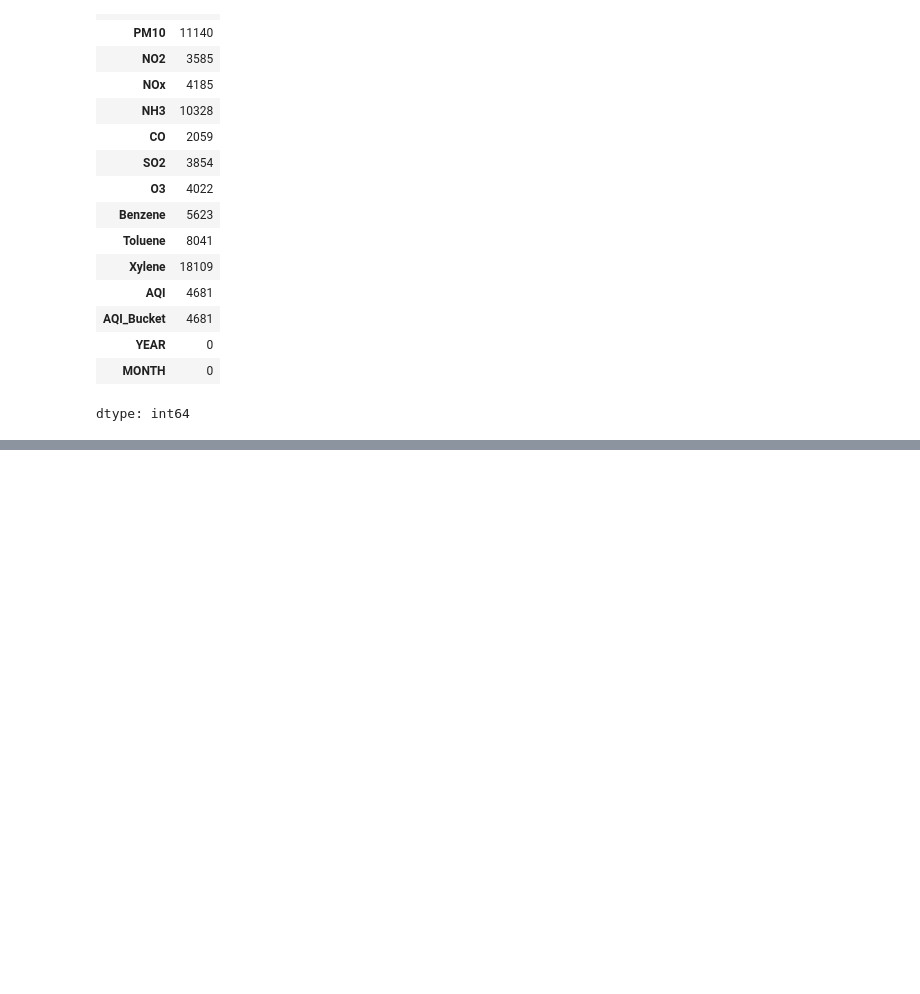
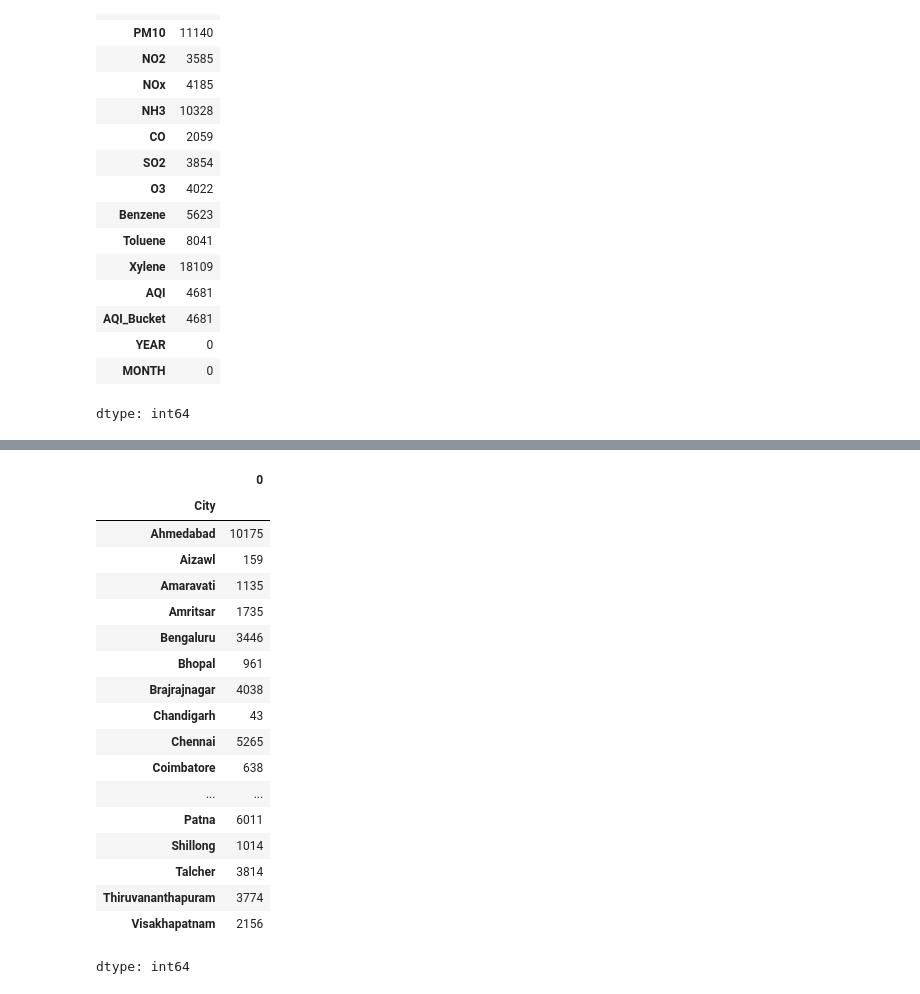
Before and after one commit to nawazullakhankayani-cadiff/St20329043_CMP7005_PRAC1.ipynb, a Jupyter notebook: St20329043_CMP7005_PRAC1.ipynb, the cells around one changed output, grey strips where cells are left out. Cells and saved outputs as stored; diff of their text form; code cells hidden in the pictures; blank space fills up the shorter version.

```diff
--- a/St20329043_CMP7005_PRAC1.ipynb
+++ b/St20329043_CMP7005_PRAC1.ipynb
@@ -397,0 +440,28 @@ dtype: int64
+# %%
+# Detailed missing per column
+missing_details = df.groupby("City").agg(lambda x: x.isnull().sum())
+
+# Total missing per city
+missing_total = missing_details.sum(axis=1)
+
+missing_total
+# %% [output]
+|  | 0 |
+| City |  |
+| Ahmedabad | 10175 |
+| Aizawl | 159 |
+| Amaravati | 1135 |
+| Amritsar | 1735 |
+| Bengaluru | 3446 |
+| Bhopal | 961 |
+| Brajrajnagar | 4038 |
+| Chandigarh | 43 |
+| Chennai | 5265 |
+| Coimbatore | 638 |
+| ... | ... |
+| Patna | 6011 |
+| Shillong | 1014 |
+| Talcher | 3814 |
+| Thiruvananthapuram | 3774 |
+| Visakhapatnam | 2156 |
+dtype: int64
```
Also changed, not shown: parts of 4 cells of this notebook.
